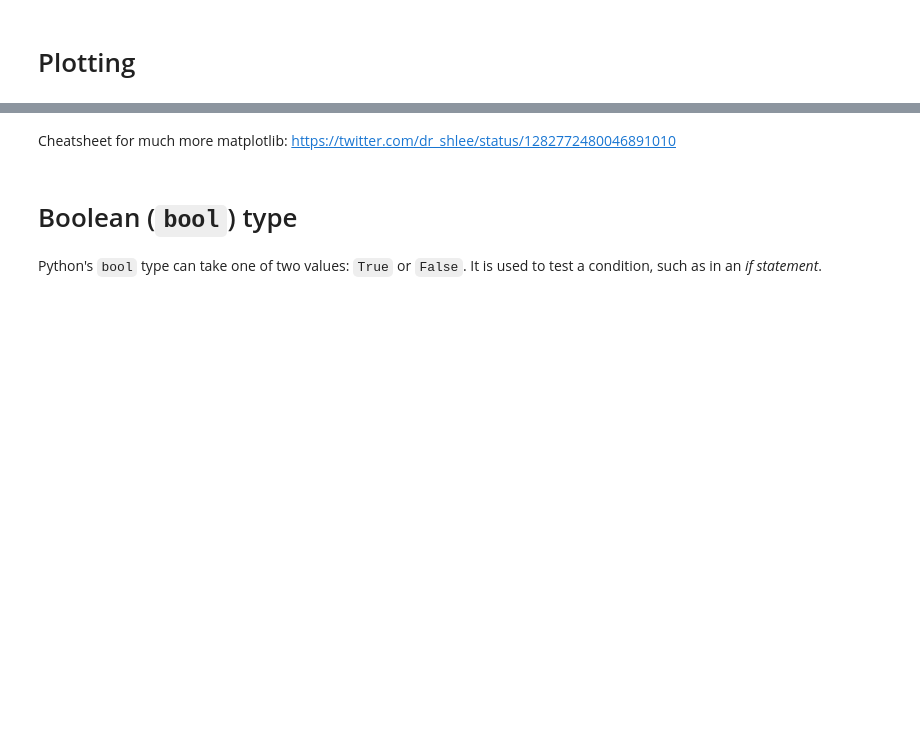
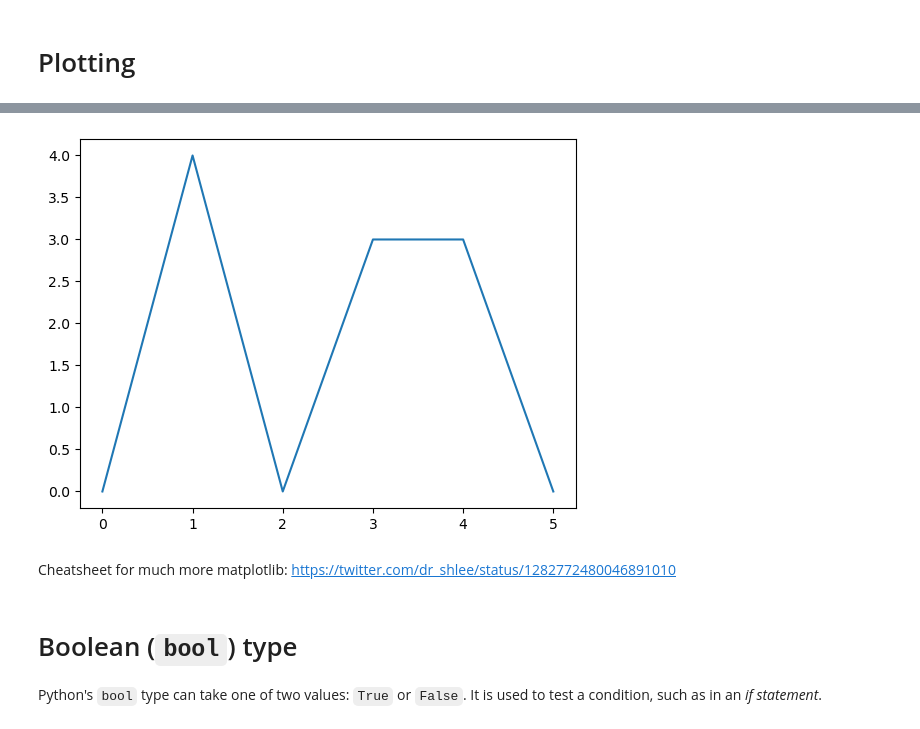
Before and after one commit to strawlab/wm01-dragon, a Jupyter notebook: lectures/lecture-02/1 - Scopes, Types, etc.ipynb, the cells around one changed output, grey strips where cells are left out. Drawn from its saved outputs; the diff is of its cells as text; code cells hidden in the pictures; blank space fills up the shorter version.

```diff
--- a/lectures/lecture-02/1 - Scopes, Types, etc.ipynb
+++ b/lectures/lecture-02/1 - Scopes, Types, etc.ipynb
@@ -473,6 +698,8 @@ plt.plot(x,y);
 # %%
-y=[1,4,3,0,4,1]
+y=[0,4,0,3,3,0]
 plt.plot(y);
+# %% [output]
+[figure, added]
 # %% [markdown]
 Cheatsheet for much more matplotlib: https://twitter.com/dr_shlee/status/1282772480046891010
 # %% [markdown]
```
Also changed, not shown: parts of 148 cells of this notebook, 1 other file.
